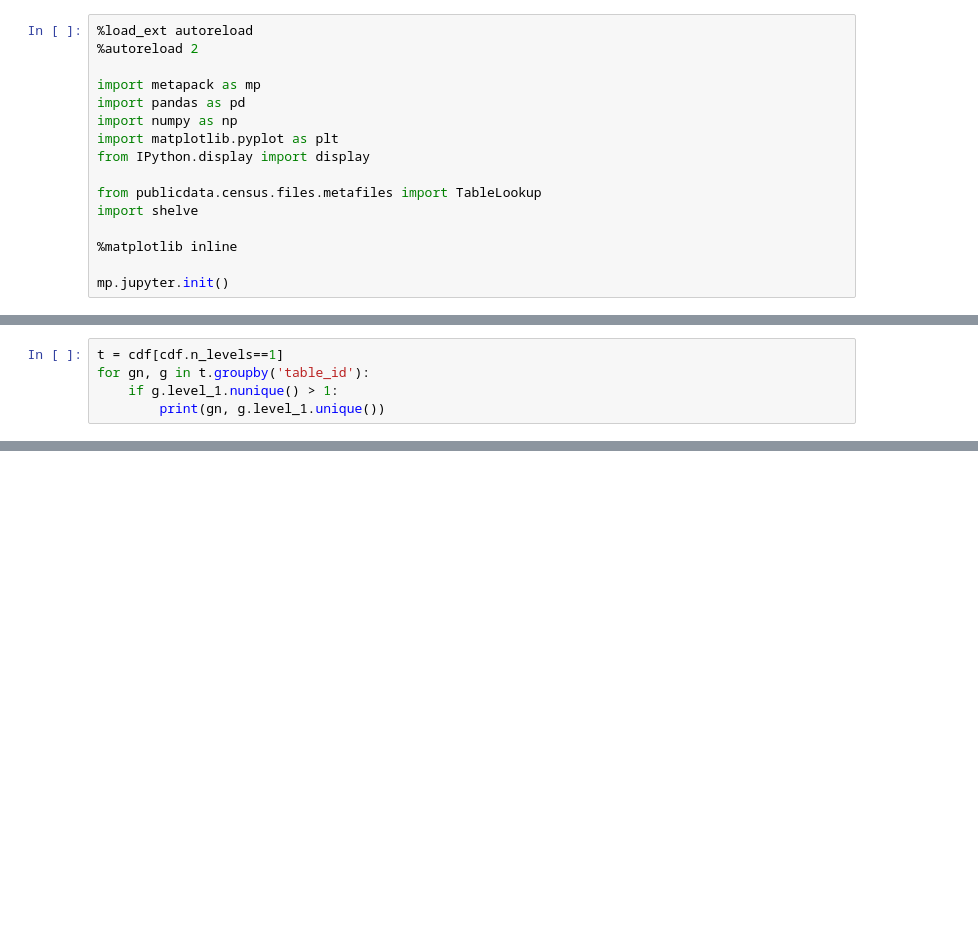
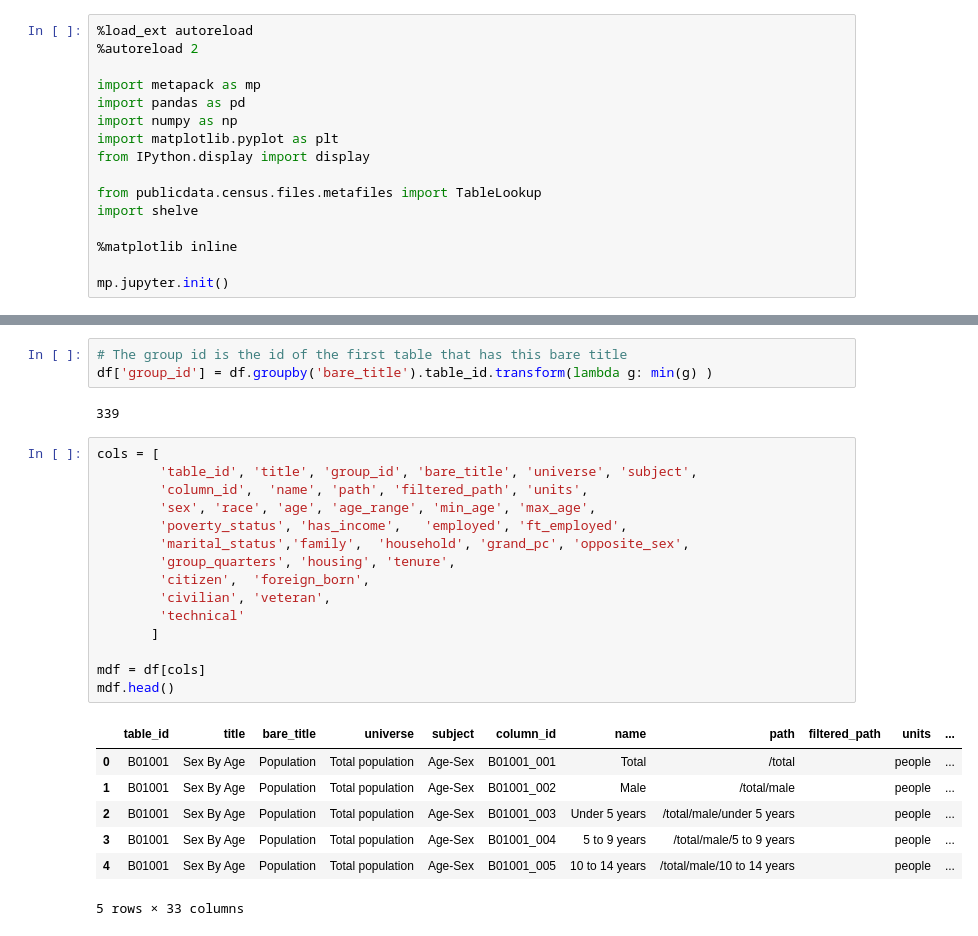
Before and after one commit to metatab-packages/civicknowledge.com-census_meta-2020e5, a Jupyter notebook: notebooks/build.ipynb, the cells around one changed output, grey strips where cells are left out. Saved outputs shown, nothing was run; the diff lists cells and outputs as text; blank space fills up the shorter version.

```diff
--- a/notebooks/build.ipynb
+++ b/notebooks/build.ipynb
@@ -127,5 +53,0 @@ cdf[cdf.n_levels==0]
-# %%
-t = cdf[cdf.n_levels==1]
-for gn, g in t.groupby('table_id'):
-    if g.level_1.nunique() > 1:
-        print(gn, g.level_1.unique())
@@ -238,0 +187,28 @@ mdf['description'] = mdf.apply(description, axis=1)
+# %%
+# The group id is the id of the first table that has this bare title
+df['group_id'] = df.groupby('bare_title').table_id.transform(lambda g: min(g) )
+# %% [output]
+339
+# %%
+cols = [
+        'table_id', 'title', 'group_id', 'bare_title', 'universe', 'subject',
+        'column_id',  'name', 'path', 'filtered_path', 'units',
+        'sex', 'race', 'age', 'age_range', 'min_age', 'max_age',
+        'poverty_status', 'has_income',   'employed', 'ft_employed',
+        'marital_status','family',  'household', 'grand_pc', 'opposite_sex',
+        'group_quarters', 'housing', 'tenure',
+        'citizen',  'foreign_born',
+        'civilian', 'veteran',
+        'technical'
+       ]
+
+mdf = df[cols]
+mdf.head()
+# %% [output]
+|  | table_id | title | bare_title | universe | subject | column_id | name | path | filtered_path | units | ... |
+| 0 | B01001 | Sex By Age | Population | Total population | Age-Sex | B01001_001 | Total | /total |  | people | ... |
+| 1 | B01001 | Sex By Age | Population | Total population | Age-Sex | B01001_002 | Male | /total/male |  | people | ... |
+| 2 | B01001 | Sex By Age | Population | Total population | Age-Sex | B01001_003 | Under 5 years | /total/male/under 5 years |  | people | ... |
+| 3 | B01001 | Sex By Age | Population | Total population | Age-Sex | B01001_004 | 5 to 9 years | /total/male/5 to 9 years |  | people | ... |
+| 4 | B01001 | Sex By Age | Population | Total population | Age-Sex | B01001_005 | 10 to 14 years | /total/male/10 to 14 years |  | people | ... |
+5 rows × 33 columns
```
Also changed, not shown: parts of 16 cells of this notebook, 4 other files.
